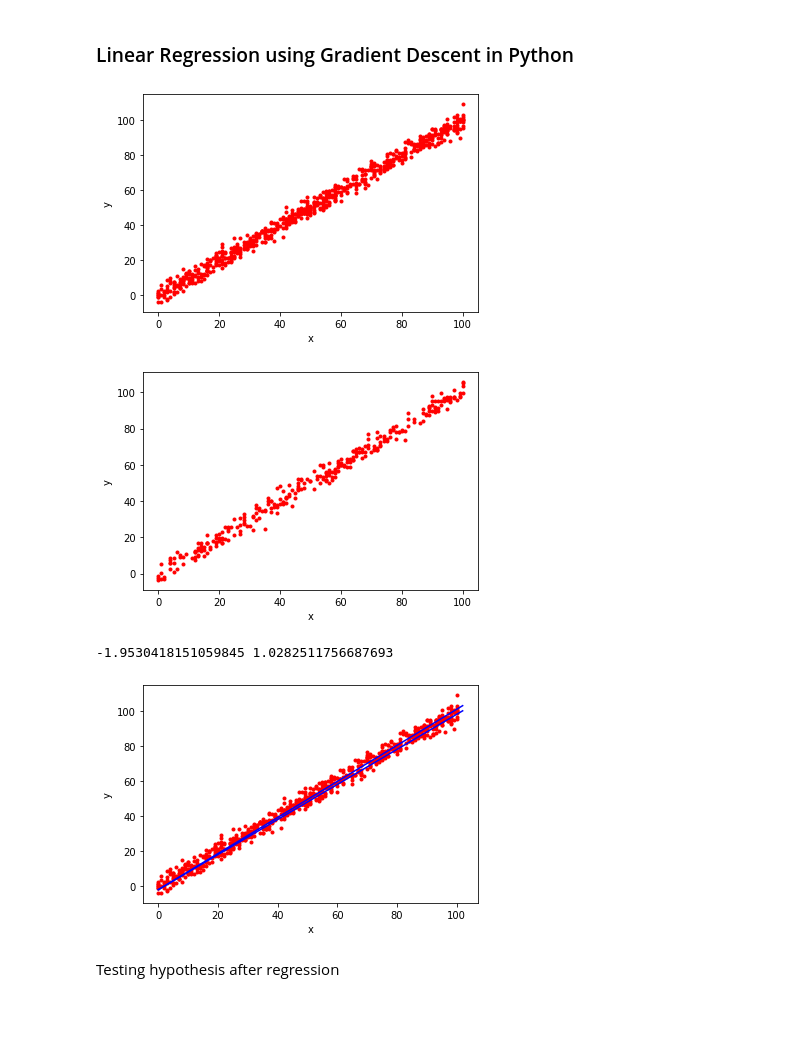
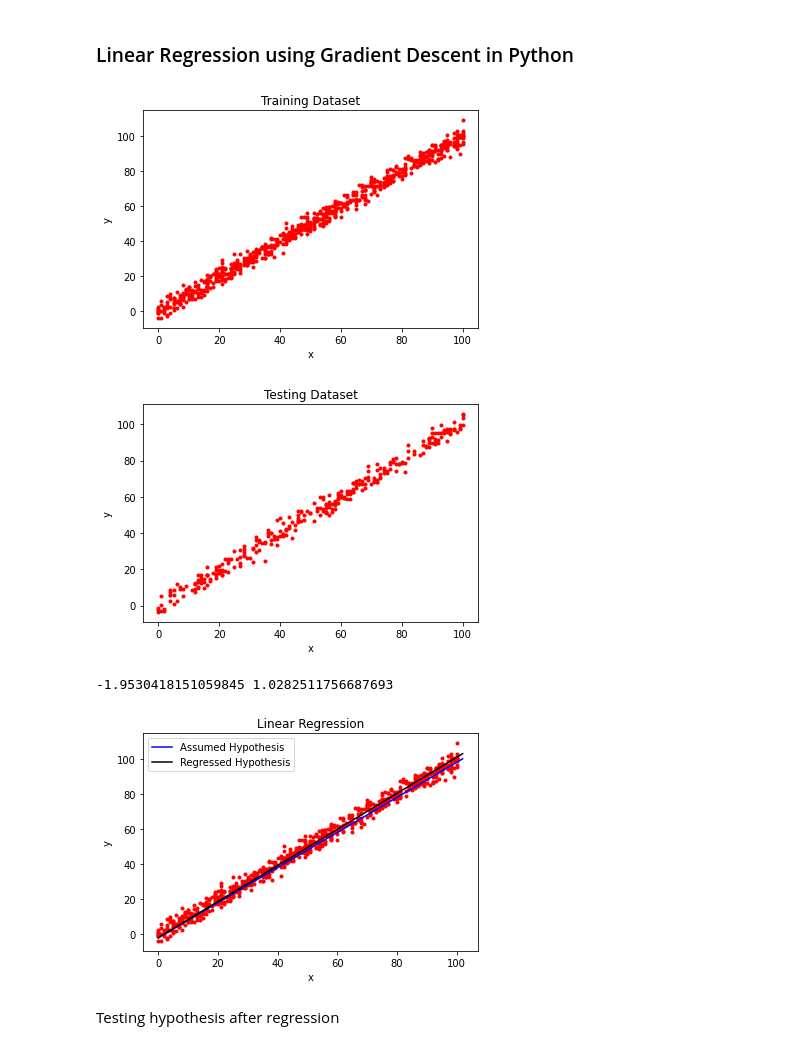
Before and after one commit to ppap1771/machine-learning, a Jupyter notebook: Notes/linear_regression.ipynb, the cells around one changed output. Cells and saved outputs as stored; diff of their text form; code cells hidden in the pictures; blank space fills up the shorter version.

```diff
--- a/Notes/linear_regression.ipynb
+++ b/Notes/linear_regression.ipynb
@@ -69,19 +69,21 @@ from matplotlib import pyplot as plt
 # %%
 train = pd.read_csv('./data/train.csv')
 test = pd.read_csv('./data/test.csv')
 dataset = list(zip(train.x, train.y))
 testData = list(zip(test.x,test.y))
 for i in dataset: plt.plot(i[0], i[1], 'r.')
 plt.xlabel('x')
 plt.ylabel('y')
+plt.title('Training Dataset')
 plt.show()
 for i in testData: plt.plot(i[0],i[1],'r. ')
 plt.xlabel('x')
 plt.ylabel('y')
+plt.title('Testing Dataset')
 plt.show()
 # %% [output]
-[figure, old version]
+[figure, new version]
-[figure, old version]
+[figure, new version]
 # %%
 learning_rate = 0.000001
 steps = 100000
@@ -119,17 +121,19 @@ print(O0, O1)
 # %% [output]
 -1.9530418151059845 1.0282511756687693
 # %%
-for i in dataset: plt.plot(i[0], i[1], 'r.')
 x = np.array([0.0 ,50.0,102.0])
 y = O0+O1*x
-yi = -2.0+1.0*x # the initial values of parameters
-plt.plot(x,y,'b')
-plt.plot(x,yi,'b')
+yi = -2.0+1.0*x                              # the initial values of parameters
+for i in dataset: plt.plot(i[0], i[1], 'r.')
+plt.plot(x, yi, 'b', label='Assumed Hypothesis')
+plt.plot(x, y, 'k', label='Regressed Hypothesis')
+plt.legend()
 plt.xlabel('x')
 plt.ylabel('y')
+plt.title('Linear Regression')
 plt.show()
 # %% [output]
-[figure, old version]
+[figure, new version]
 # %% [markdown]
 Testing hypothesis after regression
 # %%
```
Also changed, not shown: 2 other files.
